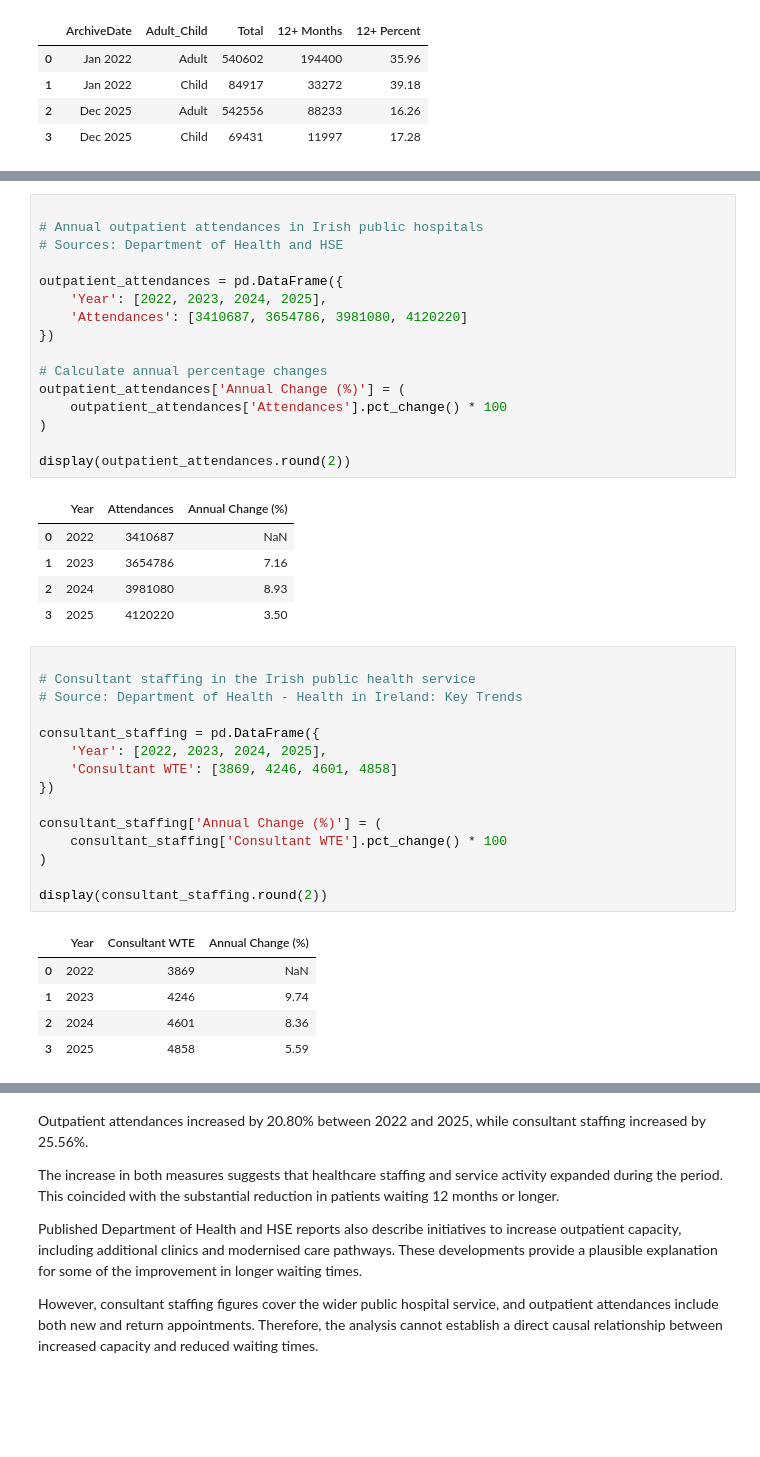
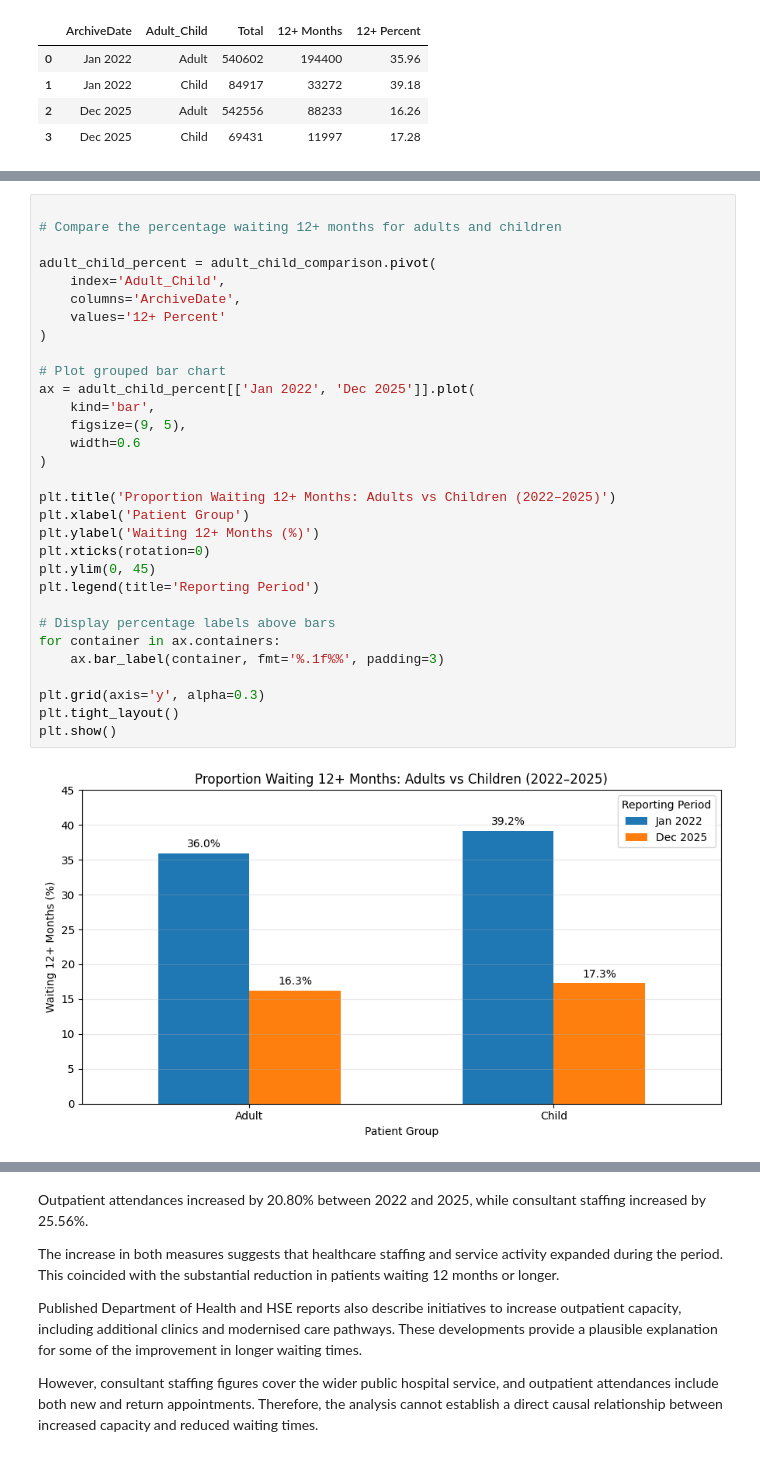
Before and after one commit to chantellehendry12-byte/Colab, a Jupyter notebook: CA2_Outpatient_Waiting_List_Analysis.ipynb, the cells around one changed output, grey strips where cells are left out. Cells and saved outputs as stored; diff of their text form; blank space fills up the shorter version.

```diff
--- a/CA2_Outpatient_Waiting_List_Analysis.ipynb
+++ b/CA2_Outpatient_Waiting_List_Analysis.ipynb
@@ -1298,43 +708,33 @@ Both measures were indexed to a baseline of 100 in 2022, allowing their relative
-# %%
-
-# Annual outpatient attendances in Irish public hospitals
-# Sources: Department of Health and HSE
-
-outpatient_attendances = pd.DataFrame({
-    'Year': [2022, 2023, 2024, 2025],
-    'Attendances': [3410687, 3654786, 3981080, 4120220]
-})
-
-# Calculate annual percentage changes
-outpatient_attendances['Annual Change (%)'] = (
-    outpatient_attendances['Attendances'].pct_change() * 100
-)
-
-display(outpatient_attendances.round(2))
-# %% [output]
-|  | Year | Attendances | Annual Change (%) |
-| 0 | 2022 | 3410687 | NaN |
-| 1 | 2023 | 3654786 | 7.16 |
-| 2 | 2024 | 3981080 | 8.93 |
-| 3 | 2025 | 4120220 | 3.50 |
-# %%
-
-# Consultant staffing in the Irish public health service
-# Source: Department of Health - Health in Ireland: Key Trends
-
-consultant_staffing = pd.DataFrame({
-    'Year': [2022, 2023, 2024, 2025],
-    'Consultant WTE': [3869, 4246, 4601, 4858]
-})
-
-consultant_staffing['Annual Change (%)'] = (
-    consultant_staffing['Consultant WTE'].pct_change() * 100
-)
-
-display(consultant_staffing.round(2))
-# %% [output]
-|  | Year | Consultant WTE | Annual Change (%) |
-| 0 | 2022 | 3869 | NaN |
-| 1 | 2023 | 4246 | 9.74 |
-| 2 | 2024 | 4601 | 8.36 |
-| 3 | 2025 | 4858 | 5.59 |
+# %%
+
+# Compare the percentage waiting 12+ months for adults and children
+
+adult_child_percent = adult_child_comparison.pivot(
+    index='Adult_Child',
+    columns='ArchiveDate',
+    values='12+ Percent'
+)
+
+# Plot grouped bar chart
+ax = adult_child_percent[['Jan 2022', 'Dec 2025']].plot(
+    kind='bar',
+    figsize=(9, 5),
+    width=0.6
+)
+
+plt.title('Proportion Waiting 12+ Months: Adults vs Children (2022–2025)')
+plt.xlabel('Patient Group')
+plt.ylabel('Waiting 12+ Months (%)')
+plt.xticks(rotation=0)
+plt.ylim(0, 45)
+plt.legend(title='Reporting Period')
+
+# Display percentage labels above bars
+for container in ax.containers:
+    ax.bar_label(container, fmt='%.1f%%', padding=3)
+
+plt.grid(axis='y', alpha=0.3)
+plt.tight_layout()
+plt.show()
+# %% [output]
+[figure, added]
```
Also changed, not shown: parts of 50 cells of this notebook.
